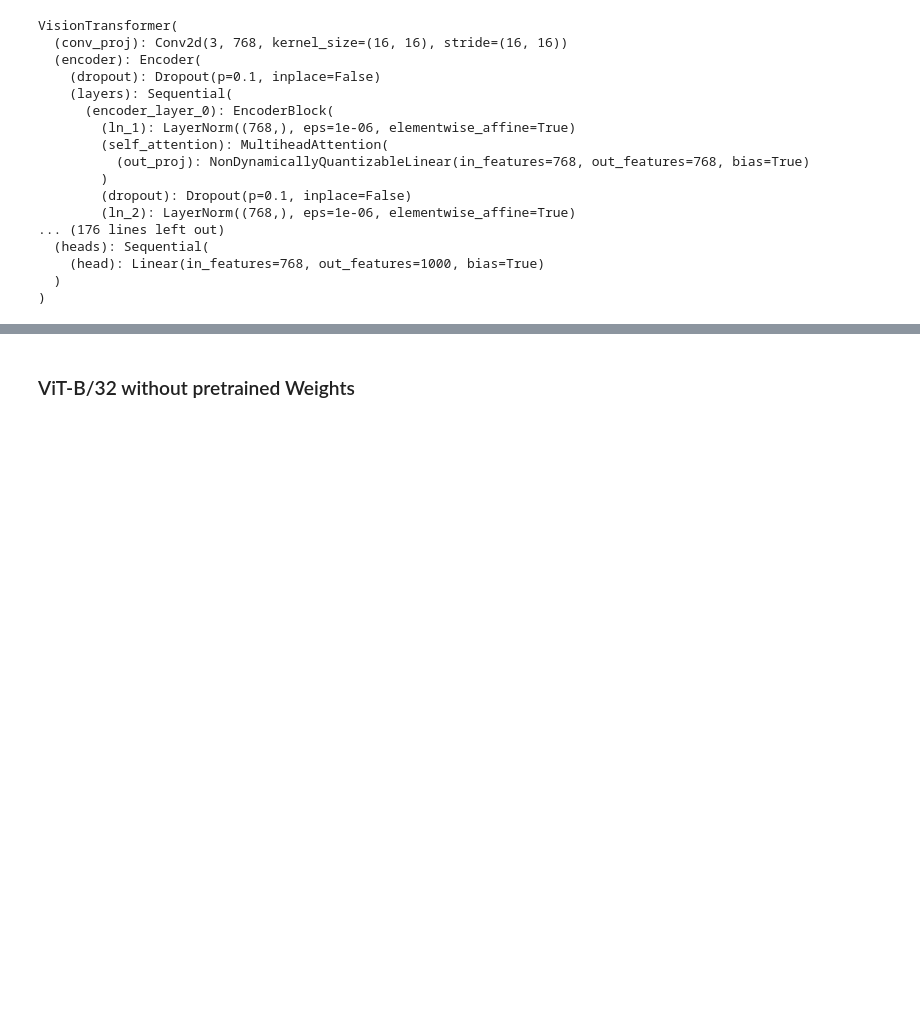
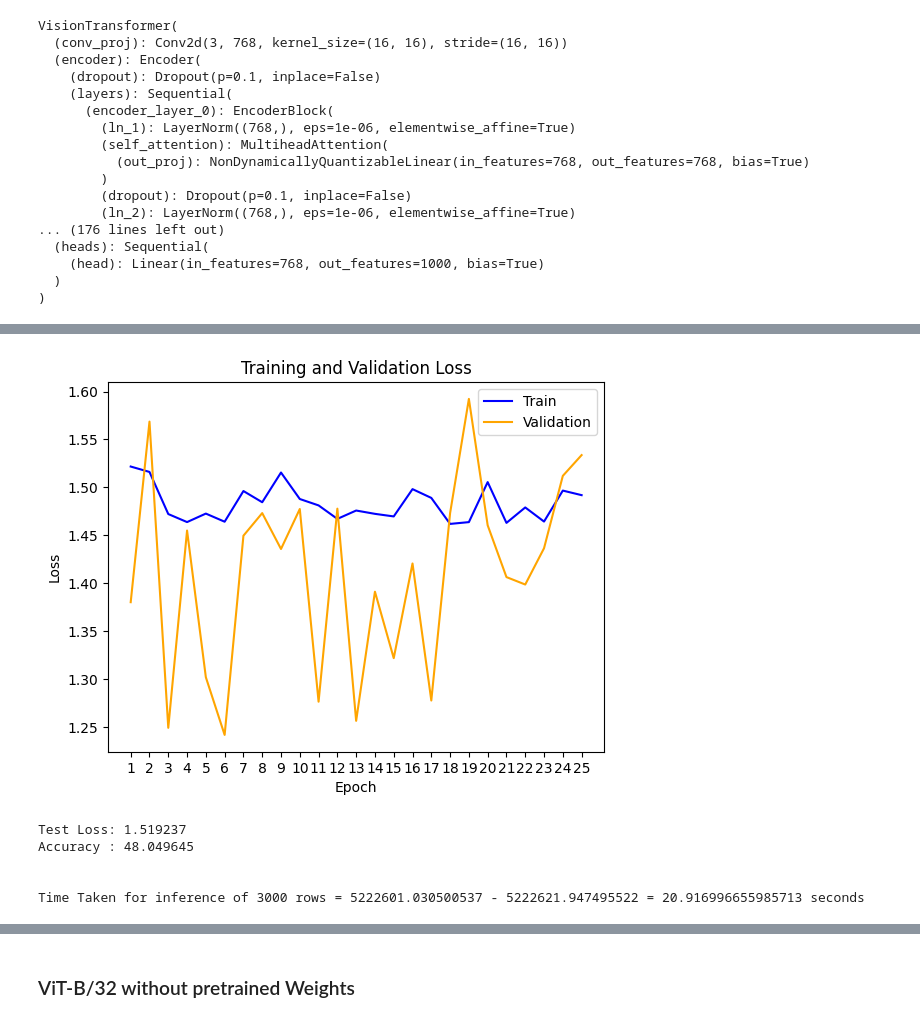
Before and after one commit to arifr4chman/cs7643_deeplearning_proj, a Jupyter notebook: intel_vti.ipynb, the cells around one changed output, grey strips where cells are left out. Saved outputs shown, nothing was run; the diff lists cells and outputs as text; code cells hidden in the pictures; blank space fills up the shorter version.

```diff
--- a/intel_vti.ipynb
+++ b/intel_vti.ipynb
@@ -916,0 +950,12 @@ Time Taken for inference of 3000 rows = 5046730.970204918 - 5046770.661901975 =
+# %%
+# hyper parameter
+learning_rate = 0.005
+drop_out_rate = 0.1
+weight_decay  = 1e-2
+
+# number of epoch
+n_epoch = 25
+# %%
+# define model
+vitb16_without_pretrained_weights_and_higher_epoch = models.vit_b_16(dropout=drop_out_rate)
+vitb16_without_pretrained_weights_and_higher_epoch
@@ -916,0 +980,4 @@ Time Taken for inference of 3000 rows = 5046730.970204918 - 5046770.661901975 =
+# %%
+criterion, optimizer = ViT_init (vitb16_without_pretrained_weights_and_higher_epoch, learning_rate, weight_decay)
+# %%
+train_loss_list, valid_loss_list = ViT_training (vitb16_without_pretrained_weights_and_higher_epoch, criterion, optimizer, n_epoch)
@@ -916,0 +1002,4 @@ Time Taken for inference of 3000 rows = 5046730.970204918 - 5046770.661901975 =
+# %%
+visualize_loss_statistics (n_epoch, train_loss_list, valid_loss_list)
+# %% [output]
+[figure, added]
@@ -917,3 +1010,11 @@ Time Taken for inference of 3000 rows = 5046730.970204918 - 5046770.661901975 =
+# %%
+class_correct,class_total,accuracy = ViT_testing (vitb16_without_pretrained_weights_and_higher_epoch)
+# %% [output]
+Test Loss: 1.519237
+Accuracy : 48.049645
+
+
+Time Taken for inference of 3000 rows = 5222601.030500537 - 5222621.947495522 = 20.916996655985713 seconds
 # %%
 display_accuracy_per_class (class_correct, class_total, accuracy)
 # %% [output]
```
Also changed, not shown: parts of 30 cells of this notebook.
